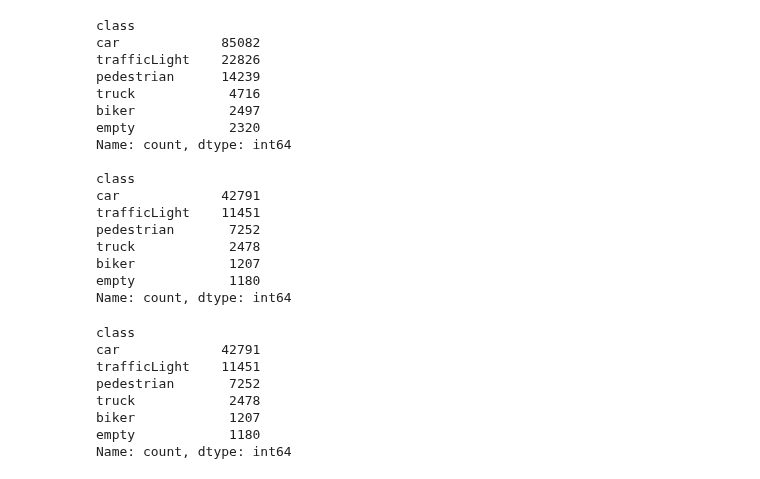
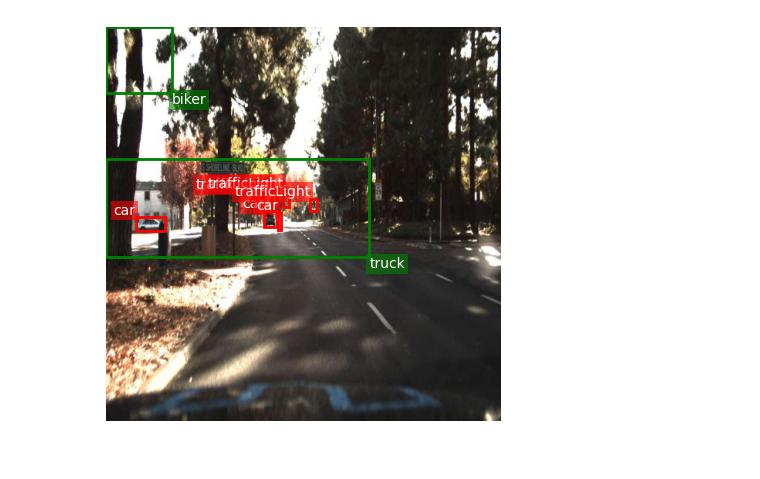
Before and after one commit to ElliotBlackstone/automotive-ssd-object-detection, a Jupyter notebook: EDA_car.ipynb, the cells around one changed output. Saved outputs shown, nothing was run; the diff lists cells and outputs as text; code cells hidden in the pictures.

```diff
--- a/EDA_car.ipynb
+++ b/EDA_car.ipynb
@@ -685,29 +58,0 @@ testdf = pd.read_csv(folder_path/'test'/'test_annotate.csv')
-# %%
-to_trafficLight_list = ['trafficLight-Green',
-       'trafficLight-Red', 'trafficLight-GreenLeft',
-       'trafficLight-Yellow', 'trafficLight-RedLeft', 'trafficLight-YellowLeft']
-
-traindf['class'] = traindf['class'].replace(to_trafficLight_list, 'trafficLight')
-testdf['class'] = testdf['class'].replace(to_trafficLight_list, 'trafficLight')
-
-print(traindf['class'].value_counts())
-print()
-print(testdf['class'].value_counts())
-# %% [output]
-class
-car             85082
-trafficLight    22826
-pedestrian      14239
-truck            4716
-biker            2497
-empty            2320
-Name: count, dtype: int64
-
-class
-car             42791
-trafficLight    11451
-pedestrian       7252
-truck            2478
-biker            1207
-empty            1180
-Name: count, dtype: int64
@@ -720,11 +59,6 @@ testdf_test = pd.read_csv(folder_path/'test'/'test_annotate_1TL.csv')
-# %%
-testdf_test['class'].value_counts()
-# %% [output]
-class
-car             42791
-trafficLight    11451
-pedestrian       7252
-truck            2478
-biker            1207
-empty            1180
-Name: count, dtype: int64
+# %%
+test_pred = {"labels": [0, 4], "boxes": torch.tensor([[0,0,50,50],[0,100,200,175]])}
+
+train_data.show_with_box(index=106, color='r', lw = 2, label=True, pred_dict=test_pred, pred_color='g', lw_pred=2, pred_label=True)
+# %% [output]
+[figure, added]
```
Also changed, not shown: parts of 42 cells of this notebook, 2 other files.
